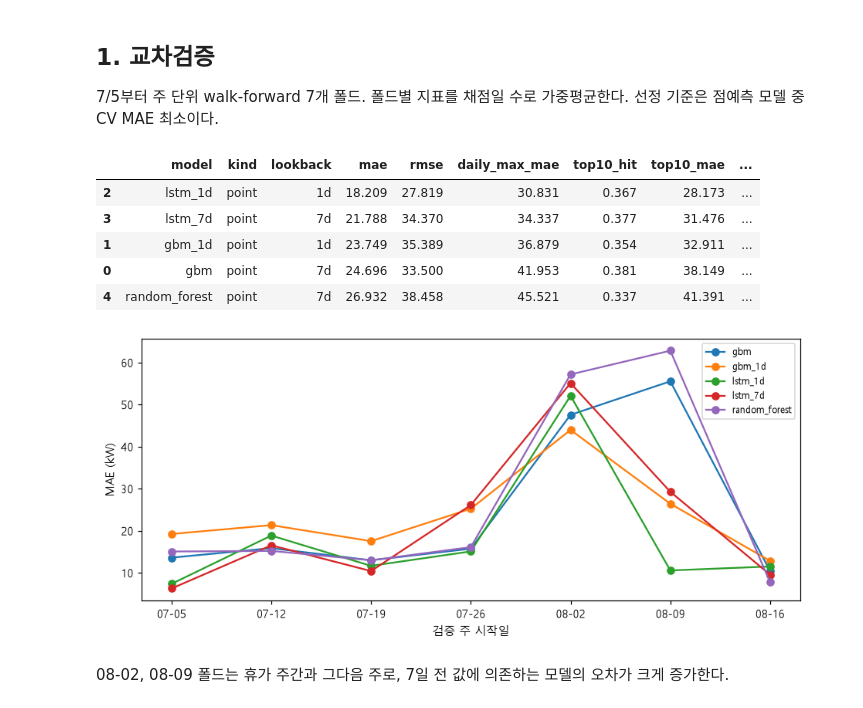
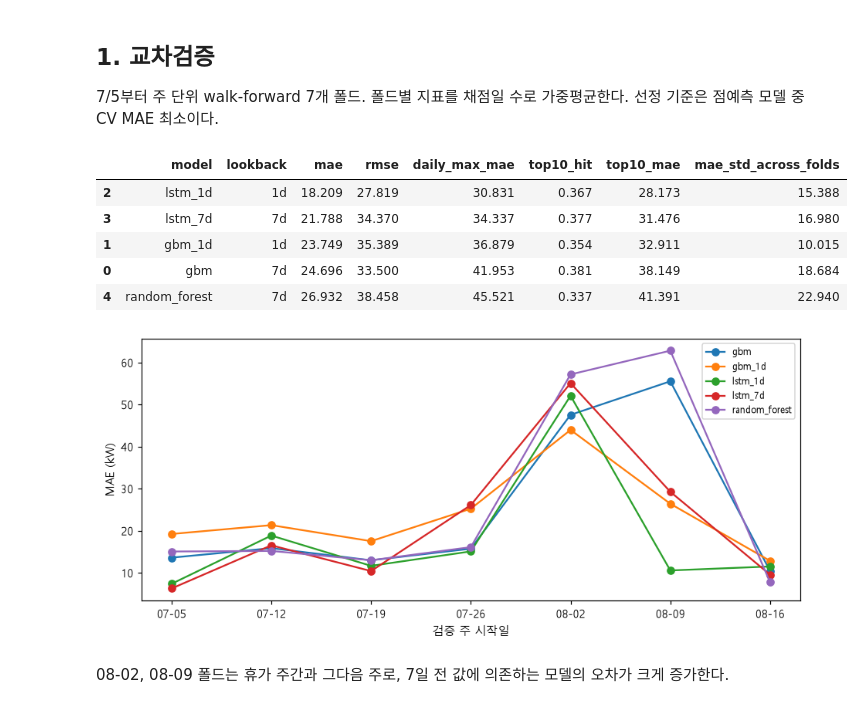
Before and after one commit to Jon-Irenicus/kamp_ai_competition, a Jupyter notebook: notebooks/02_results_analysis.ipynb, the cells around one changed output. Cells and saved outputs as stored; diff of their text form; code cells hidden in the pictures.

```diff
--- a/notebooks/02_results_analysis.ipynb
+++ b/notebooks/02_results_analysis.ipynb
@@ -49,21 +51,21 @@ GBM 백엔드: lightgbm 4.7.0 / 선정 모델: lstm_1d
 7/5부터 주 단위 walk-forward 7개 폴드. 폴드별 지표를 채점일 수로 가중평균한다. 선정 기준은 점예측 모델 중 CV MAE 최소이다.
 # %%
 cv_mean = cv_summary(cv)
-display(cv_mean[["model", "kind", "lookback", "mae", "rmse", "daily_max_mae", HIT_COL, TOPK_MAE_COL,
+display(cv_mean[["model", "lookback", "mae", "rmse", "daily_max_mae", HIT_COL, TOPK_MAE_COL,
                  "mae_std_across_folds"]].round(3))
 
 ax = cv.pivot(index="fold", columns="model", values="mae").plot(marker="o", figsize=(10, 4))
 ax.set_ylabel("MAE (kW)")
 ax.set_xlabel("검증 주 시작일")
 ax.legend(fontsize=8)
 plt.show()
 # %% [output]
-|  | model | kind | lookback | mae | rmse | daily_max_mae | top10_hit | top10_mae | ... |
-| 2 | lstm_1d | point | 1d | 18.209 | 27.819 | 30.831 | 0.367 | 28.173 | ... |
-| 3 | lstm_7d | point | 7d | 21.788 | 34.370 | 34.337 | 0.377 | 31.476 | ... |
-| 1 | gbm_1d | point | 1d | 23.749 | 35.389 | 36.879 | 0.354 | 32.911 | ... |
-| 0 | gbm | point | 7d | 24.696 | 33.500 | 41.953 | 0.381 | 38.149 | ... |
-| 4 | random_forest | point | 7d | 26.932 | 38.458 | 45.521 | 0.337 | 41.391 | ... |
+|  | model | lookback | mae | rmse | daily_max_mae | top10_hit | top10_mae | mae_std_across_folds |
+| 2 | lstm_1d | 1d | 18.209 | 27.819 | 30.831 | 0.367 | 28.173 | 15.388 |
+| 3 | lstm_7d | 7d | 21.788 | 34.370 | 34.337 | 0.377 | 31.476 | 16.980 |
+| 1 | gbm_1d | 1d | 23.749 | 35.389 | 36.879 | 0.354 | 32.911 | 10.015 |
+| 0 | gbm | 7d | 24.696 | 33.500 | 41.953 | 0.381 | 38.149 | 18.684 |
+| 4 | random_forest | 7d | 26.932 | 38.458 | 45.521 | 0.337 | 41.391 | 22.940 |
 [figure]
 # %% [markdown]
 08-02, 08-09 폴드는 휴가 주간과 그다음 주로, 7일 전 값에 의존하는 모델의 오차가 크게 증가한다.
```
Also changed, not shown: parts of 1 cell of this notebook.
